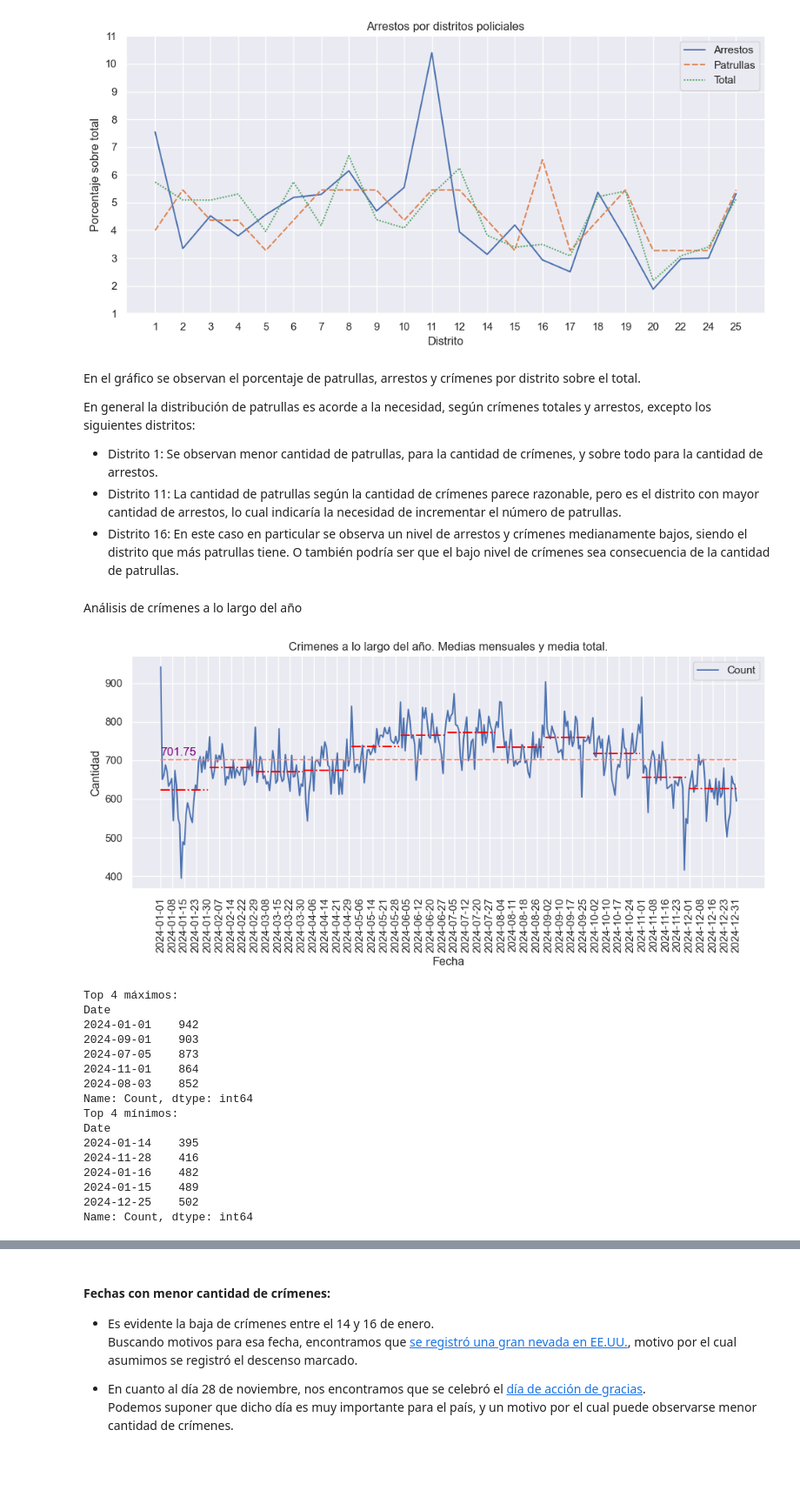
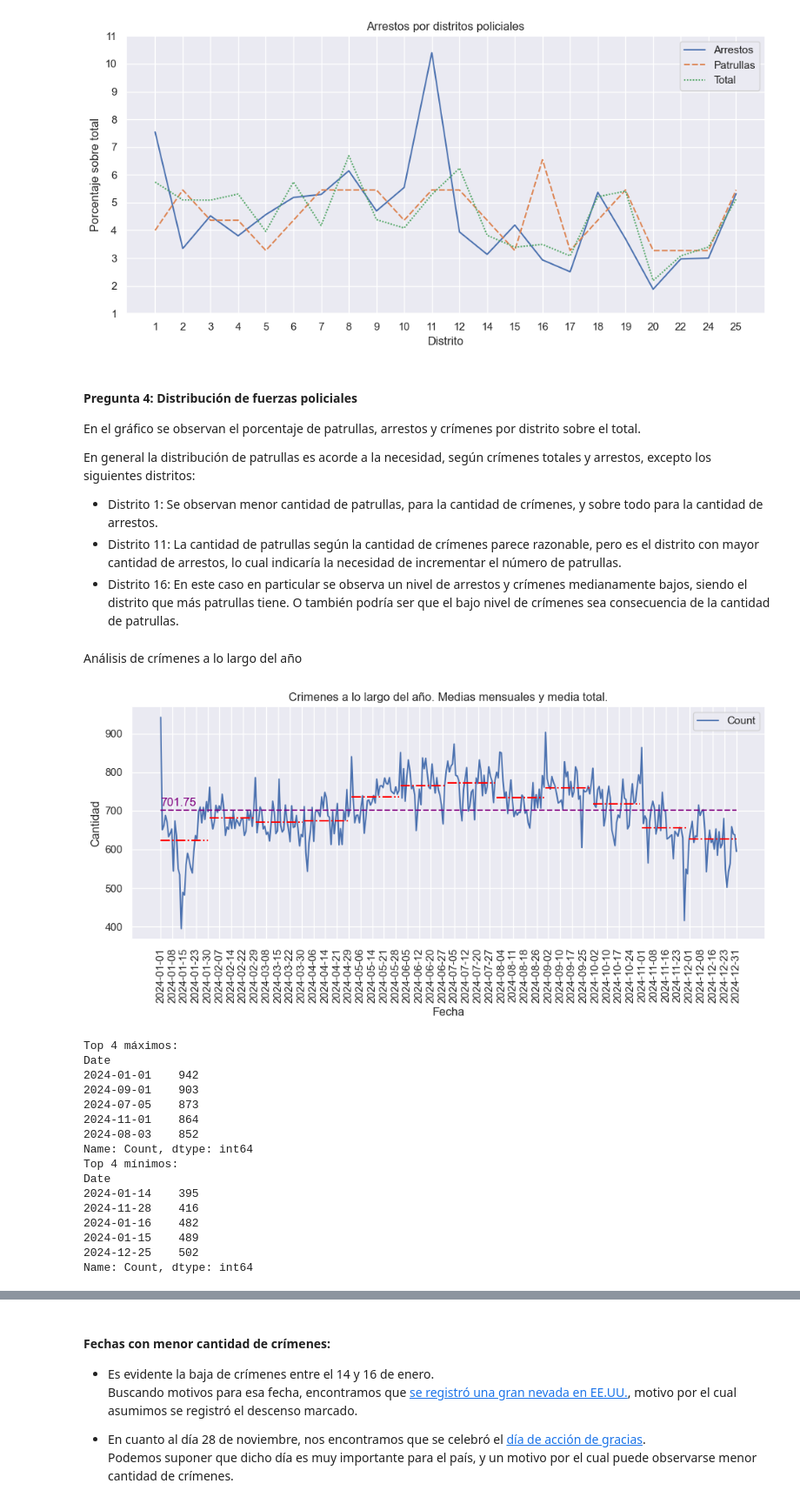
Before and after one commit to gjmv/CEIA_2025_B2_AdD_TP, a Jupyter notebook: TP.ipynb, the cells around one changed output, grey strips where cells are left out. Shown at 87% size. Saved outputs shown, nothing was run; the diff lists cells and outputs as text; code cells hidden in the pictures; blank space fills up the shorter version.

```diff
--- a/TP.ipynb
+++ b/TP.ipynb
@@ -281,6 +282,9 @@ En el caso de Location Description, el porcentaje de nulos sobre el total es de
 En total no llegan al 1%, por ese motivo decidimos eliminar los faltantes.
 # %%
 df_csv.dropna(inplace=True)
+
+# Como Community Area tenía nulos, la reconoció como float, pero sabemos que son números enteros, por lo tanto, una vez eliminados los nulos la convertimos a int
+df_csv["Community Area"] = df_csv["Community Area"].astype(int)
 # %% [markdown]
 Vamos a observar los datos mediante gráficas
 # %%
@@ -469,0 +487,21 @@ df_csv["District"] = df_csv["District"].cat.remove_unused_categories()
+# %%
+# Volvemos a convertir Arrest y Domestic en int, porque nos van a servir para los siguientes análisis.
+
+df_csv["Arrest"] = df_csv["Arrest"].astype(int)
+df_csv["Domestic"] = df_csv["Domestic"].astype(int)
+
+comm_area = df_csv.groupby("Community Area", observed=True).agg(
+    Arrestos = ("Arrest", "sum"),
+    Domesticos = ("Domestic", "sum"),
+    Total = ("Community Area", "count")
+)
+
+
+fig, ax = plt.subplots(3, 1, figsize=(15, 10))
+
+sns.barplot(data=comm_area['Arrestos'], ax=ax[0], order=comm_area["Arrestos"].sort_values(ascending=False).index)
+sns.barplot(data=comm_area['Domesticos'], ax=ax[1], order=comm_area["Domesticos"].sort_values(ascending=False).index)
+sns.barplot(data=comm_area['Total'], ax=ax[2], order=comm_area["Total"].sort_values(ascending=False).index)
+
+plt.tight_layout()
+plt.show()
@@ -530,9 +574,6 @@ Se observa un comportamiento similar a la hora 0, se presume que en muchos casos
 
 Estos comportamientos pueden deberse a que la columna Date es en muchos casos "la mejor estimación" del día y horario del hecho.
 # %%
-df_csv["Arrest"] = df_csv["Arrest"].astype(int)
-df_csv["Beat"] = df_csv["Beat"].astype(int)
-
 district = df_csv.groupby(["District"], observed=True).agg(
     Arrestos = ('Arrest', "sum"),
     Patrullas = ('Beat', lambda x: x.nunique()),
@@ -556,6 +597,7 @@ plt.show()
 # %% [output]
 [figure]
 # %% [markdown]
+#### Pregunta 4: Distribución de fuerzas policiales
 En el gráfico se observan el porcentaje de patrullas, arrestos y crímenes por distrito sobre el total.
 
 En general la distribución de patrullas es acorde a la necesidad, según crímenes totales y arrestos, excepto los siguientes distritos:
@@ -567,32 +609,32 @@ Análisis de crímenes a lo largo del año
 # %%
 dates = pd.DataFrame(df_csv.groupby(df_csv["Date"].dt.date)["Date"].count().rename("Count"))
 
 fig, ax = plt.subplots(1, 1, figsize=(10, 5))
 sns.lineplot(data=dates, ax=ax)
-ax.hlines(y=dates.mean(), xmin=dates.index.min(), xmax=dates.index.max(), color='salmon', linestyle='--')
+ax.hlines(y=dates.mean(), xmin=dates.index.min(), xmax=dates.index.max(), color='purple', linestyle='--')
 ax.text(dates.index.min(), dates['Count'].mean() + 10, f"{dates['Count'].mean():.2f}", color='purple')
 plt.xticks(pd.date_range(dates.index.min(), dates.index.max(), 50), rotation=90)
 ax.set_xlabel("Fecha")
 ax.set_title('Crimenes a lo largo del año. Medias mensuales y media total.')
 ax.set_ylabel("Cantidad")
 
 for mes in range(1,13):
     low_date = dt.date(2024, mes, 1)
     if (mes == 12):
         high_date = dt.date(2024, mes, 31)
     else:
         high_date = dt.date(2024, mes + 1, 1) - dt.timedelta(days=1)
     filtered = dates[(dates.index >= low_date) & (dates.index < high_date)]
     ax.hlines(y=filtered.mean(), xmin=low_date, xmax=high_date, color='red', linestyle='-.')
 
 plt.tight_layout()
 plt.show()
 
 count_dates = dates['Count'].sort_values()
 print(f"Top 4 máximos:\n{count_dates.tail(5).sort_values(ascending=False)}")
 print(f"Top 4 mínimos:\n{count_dates.head(5)}")
 # %% [output]
-[figure, old version]
+[figure, new version]
 Top 4 máximos:
 Date
 2024-01-01    942
```
Also changed, not shown: parts of 18 cells of this notebook.
